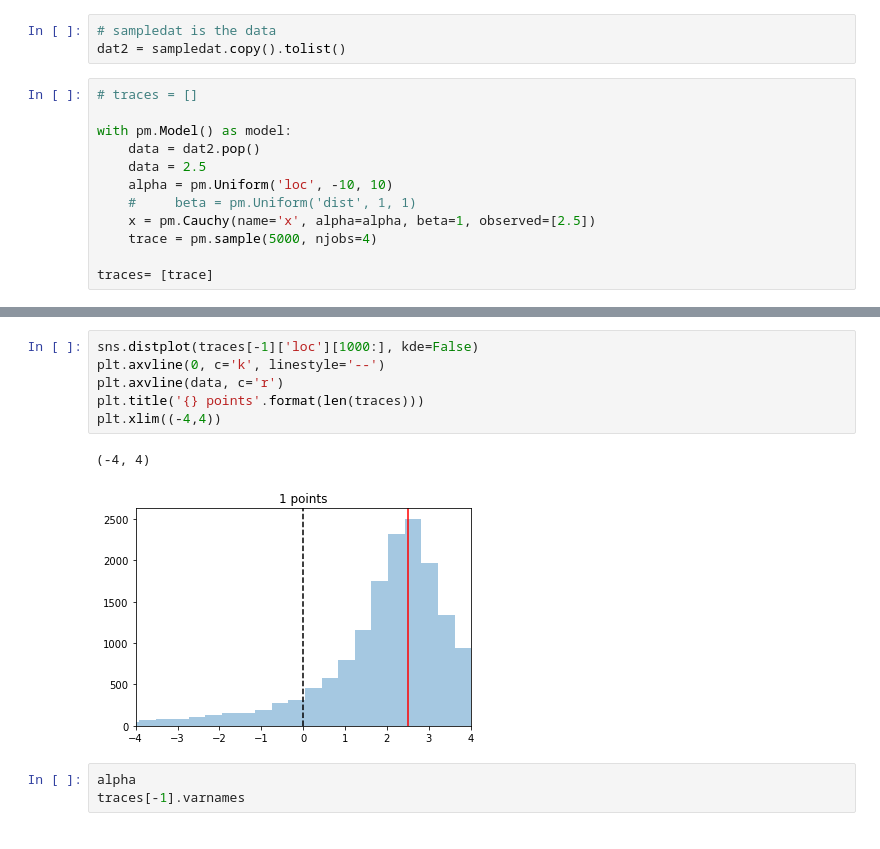
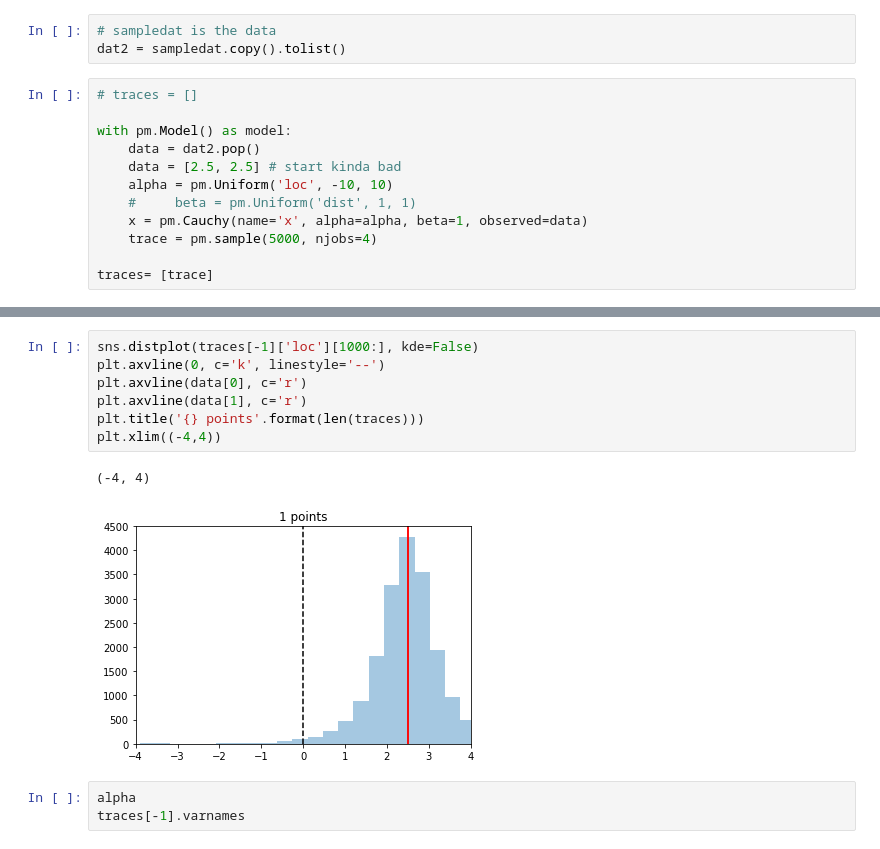
Before and after one commit to balarsen/pymc_learning, a Jupyter notebook: pitch_angle/Cauchy1.ipynb, the cells around one changed output, grey strips where cells are left out. Saved outputs shown, nothing was run; the diff lists cells and outputs as text.

```diff
--- a/pitch_angle/Cauchy1.ipynb
+++ b/pitch_angle/Cauchy1.ipynb
@@ -192,10 +192,10 @@ dat2 = sampledat.copy().tolist()
 
 with pm.Model() as model:
     data = dat2.pop()
-    data = 2.5
+    data = [2.5, 2.5] # start kinda bad
     alpha = pm.Uniform('loc', -10, 10)
     #     beta = pm.Uniform('dist', 1, 1)
-    x = pm.Cauchy(name='x', alpha=alpha, beta=1, observed=[2.5])
+    x = pm.Cauchy(name='x', alpha=alpha, beta=1, observed=data)
     trace = pm.sample(5000, njobs=4)
 
 traces= [trace]
@@ -207,12 +207,13 @@ Interrupted at 900 [0%]: Average Loss = 3.4946
 # %%
 sns.distplot(traces[-1]['loc'][1000:], kde=False)
 plt.axvline(0, c='k', linestyle='--')
-plt.axvline(data, c='r')
+plt.axvline(data[0], c='r')
+plt.axvline(data[1], c='r')
 plt.title('{} points'.format(len(traces)))
 plt.xlim((-4,4))
 # %% [output]
 (-4, 4)
-[figure, old version]
+[figure, new version]
 # %%
 alpha
 traces[-1].varnames
```
Also changed, not shown: parts of 4 cells of this notebook.
